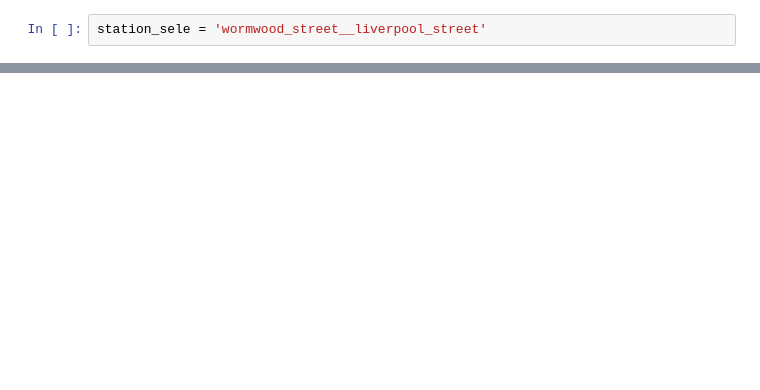
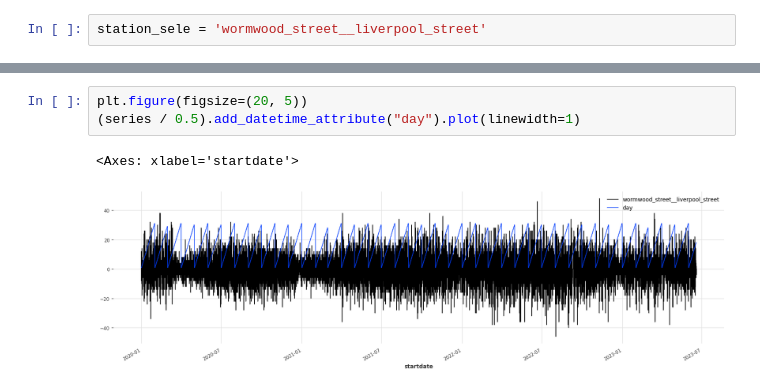
Before and after one commit to elsebasmar/london-bss, a Jupyter notebook: londonbss/notebooks/data_postprocess/A-Dataprocessing.ipynb, the cells around one changed output, grey strips where cells are left out. Saved outputs shown, nothing was run; the diff lists cells and outputs as text; blank space fills up the shorter version.

```diff
--- a/londonbss/notebooks/data_postprocess/A-Dataprocessing.ipynb
+++ b/londonbss/notebooks/data_postprocess/A-Dataprocessing.ipynb
@@ -46,0 +89,6 @@ df.head()
+# %%
+plt.figure(figsize=(20, 5))
+(series / 0.5).add_datetime_attribute("day").plot(linewidth=1)
+# %% [output]
+<Axes: xlabel='startdate'>
+[figure, added]
```
Also changed, not shown: parts of 28 cells of this notebook, 1 other file.
